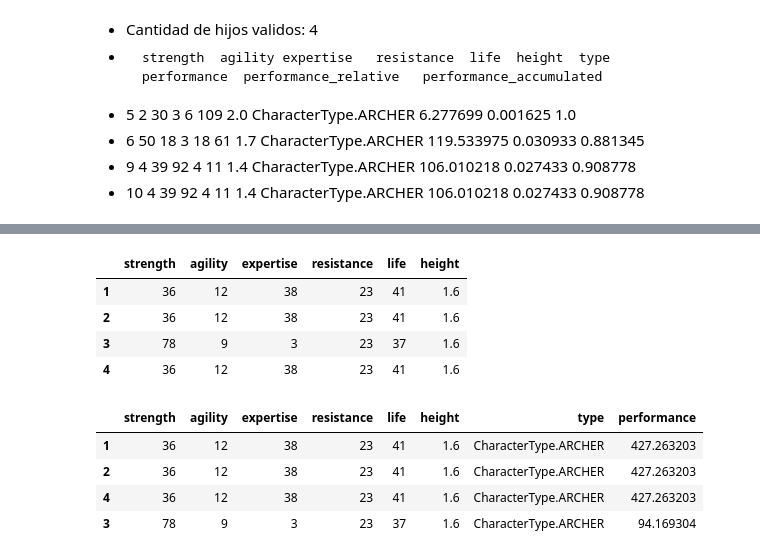
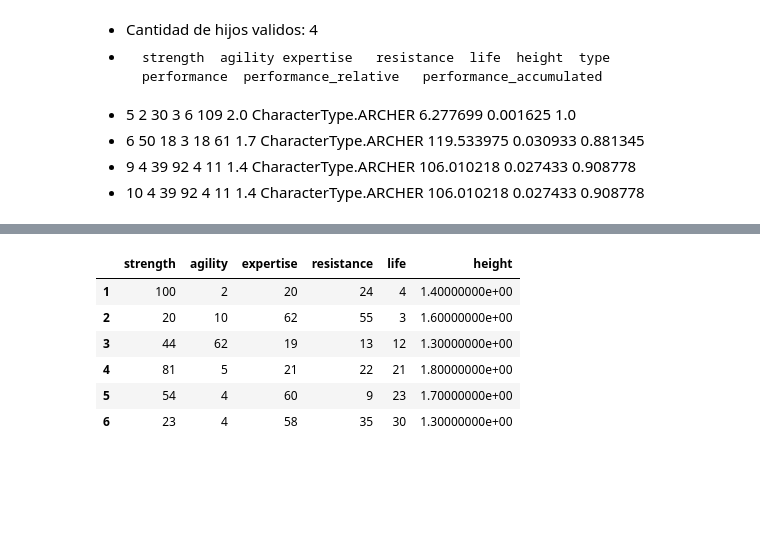
Before and after one commit to marianopm/sia-tp2, a Jupyter notebook: src/test.ipynb, the cells around one changed output, grey strips where cells are left out. Saved outputs shown, nothing was run; the diff lists cells and outputs as text; code cells hidden in the pictures; blank space fills up the shorter version.

```diff
--- a/src/test.ipynb
+++ b/src/test.ipynb
@@ -97,7 +111,13 @@ new_individuals = single_point_crossover(cromosomas)
 - 9	  4	        39	    92	        4	        11	  1.4	  CharacterType.ARCHER	106.010218	 0.027433	            0.908778
 - 10  4	        39	    92	        4	        11	  1.4	  CharacterType.ARCHER	106.010218	 0.027433	            0.908778
 # %%
-from crossover import two_point_crossover
+from crossover import two_point_crossover, valid_chromosome
 
 new_individuals2 = two_point_crossover(cromosomas)
+cromosomas_ok2 = valid_chromosome(new_individuals2)
+
+while (len(cromosomas_ok2)<1):
+    new_individuals2 = single_point_crossover(cromosomas)
+    cromosomas_ok2 = valid_chromosome(new_individuals2)
 #new_individuals2
+cromosomas_ok2
@@ -119,11 +139,3 @@ cromosomas_ok = valid_chromosome(new_individuals2)
 #from genes import decode_genes
 #cromosomas_decoded2 = decode_genes(cromosomas_ok)
 #cromosomas_decoded2
-# %%
-from mutation import one_gene_mutation
-
-# Example usage:
-
-mutation_rate = 0.1
-result = one_gene_mutation(cromosomas_ok, mutation_rate)
-result
@@ -145,0 +142,25 @@ cromosomas_ok
+# %%
+from mutation import one_gene_mutation
+from crossover import valid_chromosome
+
+mutation_rate = 0.1
+if( len(cromosomas_ok1) > len(cromosomas_ok2) ):
+
+    print("single_point_crossover won")
+    result = one_gene_mutation(cromosomas_ok1, mutation_rate)
+    cromosomas_okm = valid_chromosome(result)
+
+    while (len(cromosomas_okm)<1):
+        result = one_gene_mutation(cromosomas_ok1, mutation_rate)
+        cromosomas_okm = valid_chromosome(result)
+else:
+    print("two_point_crossover won")
+    result = one_gene_mutation(cromosomas_ok2, mutation_rate)
+    cromosomas_okm = valid_chromosome(result)
+
+    while (len(cromosomas_okm)<1):
+        result = one_gene_mutation(cromosomas_ok2, mutation_rate)
+        cromosomas_okm = valid_chromosome(result)
+
+
+cromosomas_okm
@@ -146,33 +176,12 @@ cromosomas_ok
 # %%
 from genes import decode_genes
-cromosomas_decoded2 = decode_genes(cromosomas_ok)
+cromosomas_decoded2 = decode_genes(cromosomas_okm)
 cromosomas_decoded2
 # %% [output]
 |  | strength | agility | expertise | resistance | life | height |
-| 1 | 36 | 12 | 38 | 23 | 41 | 1.6 |
-| 2 | 36 | 12 | 38 | 23 | 41 | 1.6 |
-| 3 | 78 | 9 | 3 | 23 | 37 | 1.6 |
-| 4 | 36 | 12 | 38 | 23 | 41 | 1.6 |
+| 1 | 100 | 2 | 20 | 24 | 4 | 1.40000000e+00 |
+| 2 | 20 | 10 | 62 | 55 | 3 | 1.60000000e+00 |
+| 3 | 44 | 62 | 19 | 13 | 12 | 1.30000000e+00 |
+| 4 | 81 | 5 | 21 | 22 | 21 | 1.80000000e+00 |
+| 5 | 54 | 4 | 60 | 9 | 23 | 1.70000000e+00 |
+| 6 | 23 | 4 | 58 | 35 | 30 | 1.30000000e+00 |
-# %%
-from character import Character
-def eval_performace(generation,type):
-    data=pd.DataFrame(generation)
-    data['type'] = type
-    personajes = []
-    for index, row in data.iterrows():
-        personaje = Character(row['type'],row['height'],row['strength'],row['agility'],row['expertise'],row['resistance'],row['life'])
-        personajes.append(personaje)
-    data['performance'] = [personaje.performance for personaje in personajes]
-
-    poblacion_0 = data.sort_values(by='performance', ascending=False)
-
-    return poblacion_0
-
-new_generation = eval_performace(cromosomas_decoded2,type)
-new_generation
-# %% [output]
-|  | strength | agility | expertise | resistance | life | height | type | performance |
-| 1 | 36 | 12 | 38 | 23 | 41 | 1.6 | CharacterType.ARCHER | 427.263203 |
-| 2 | 36 | 12 | 38 | 23 | 41 | 1.6 | CharacterType.ARCHER | 427.263203 |
-| 4 | 36 | 12 | 38 | 23 | 41 | 1.6 | CharacterType.ARCHER | 427.263203 |
-| 3 | 78 | 9 | 3 | 23 | 37 | 1.6 | CharacterType.ARCHER | 94.169304 |
```
Also changed, not shown: parts of 14 cells of this notebook, 2 other files.
